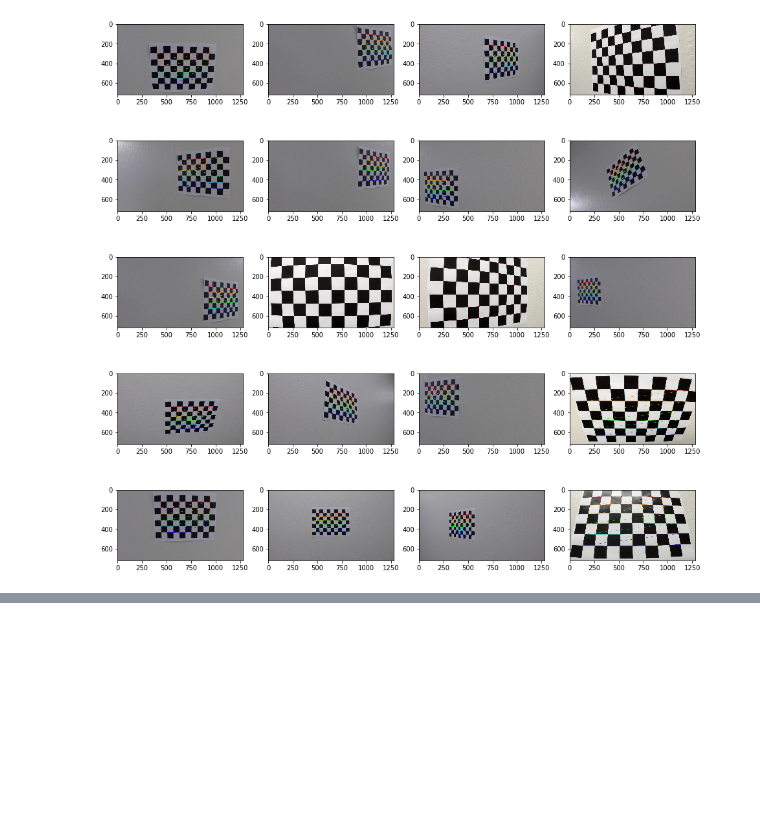
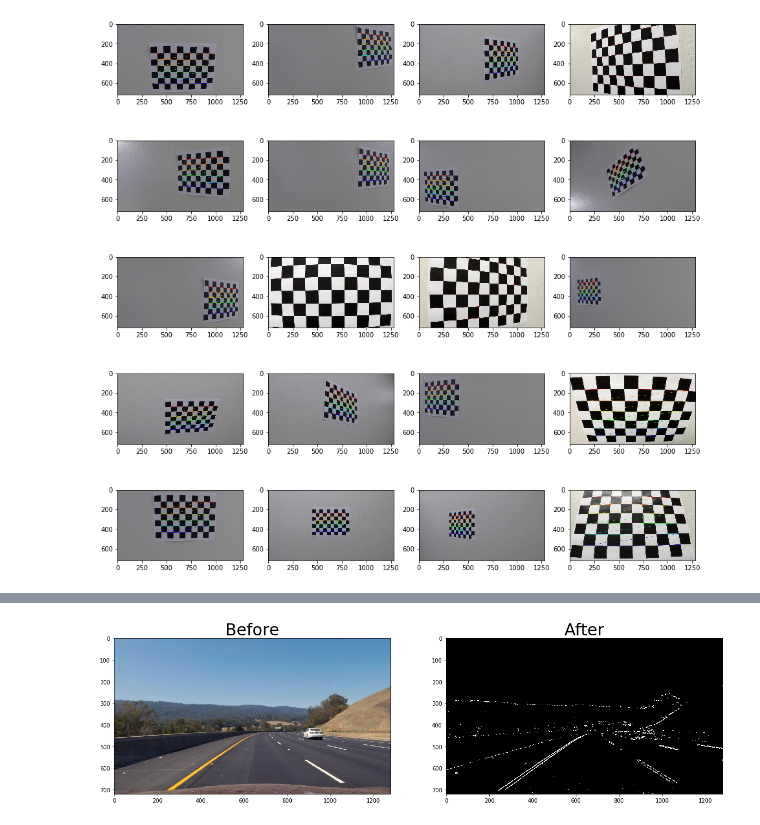
Before and after one commit to Natatisha/CarND-Advanced-Lane-Lines, a Jupyter notebook: Pipeline.ipynb, the cells around one changed output, grey strips where cells are left out. Cells and saved outputs as stored; diff of their text form; code cells hidden in the pictures; blank space fills up the shorter version.

```diff
--- a/Pipeline.ipynb
+++ b/Pipeline.ipynb
@@ -46,0 +88,6 @@ ret, mtx, dist, rvecs, tvecs = cam.calibrate_camera(obj_points, img_points, cb_i
+# %%
+# Combine all transformations together, encapsulate them is a function and display a result
+combined = pr.gradient_threshold(img_test_undist)
+vs.compare_with_binary(img_test_undist, combined)
+# %% [output]
+[figure, added]
```
Also changed, not shown: parts of 6 cells of this notebook, 3 other files.
